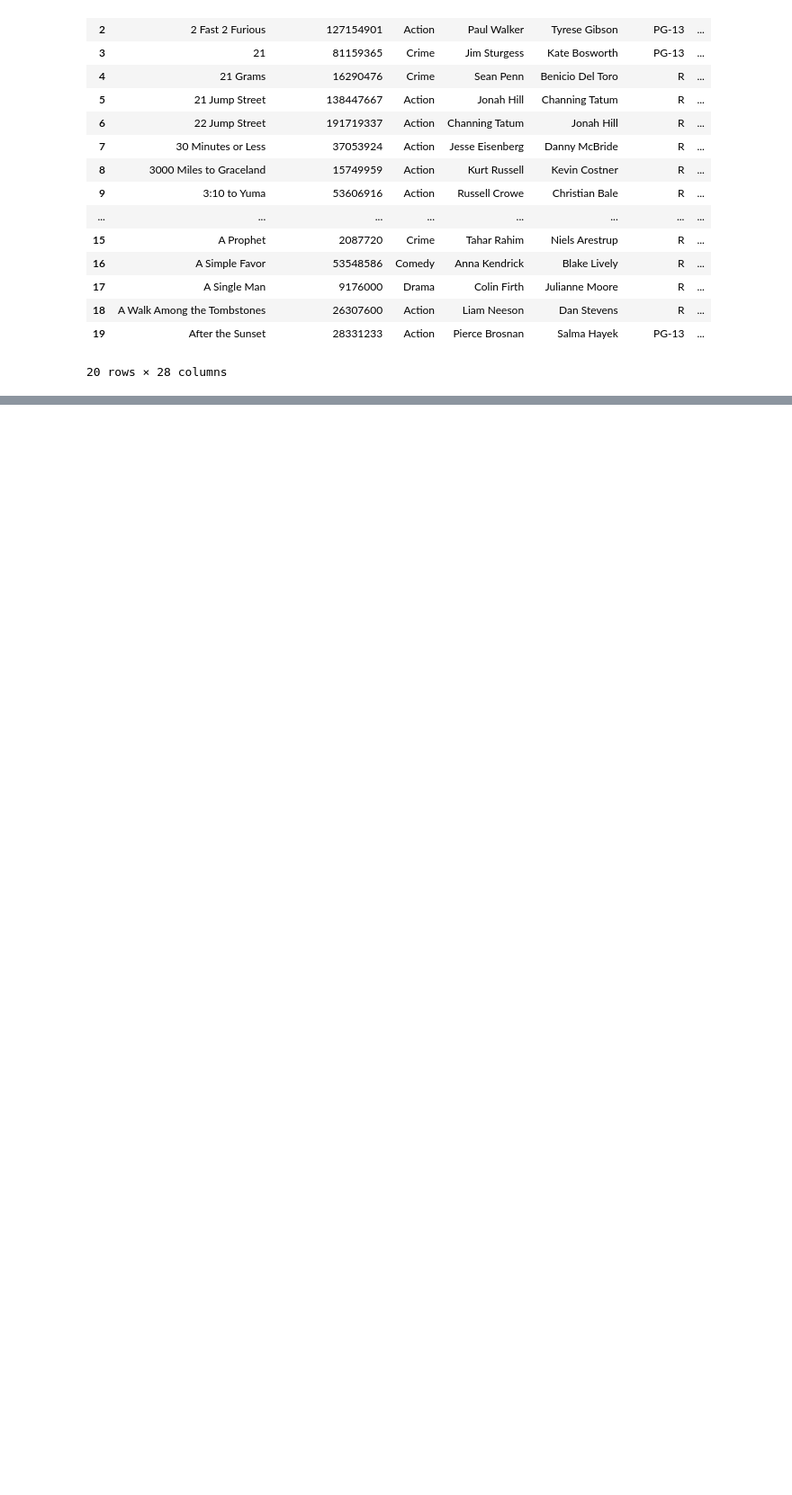
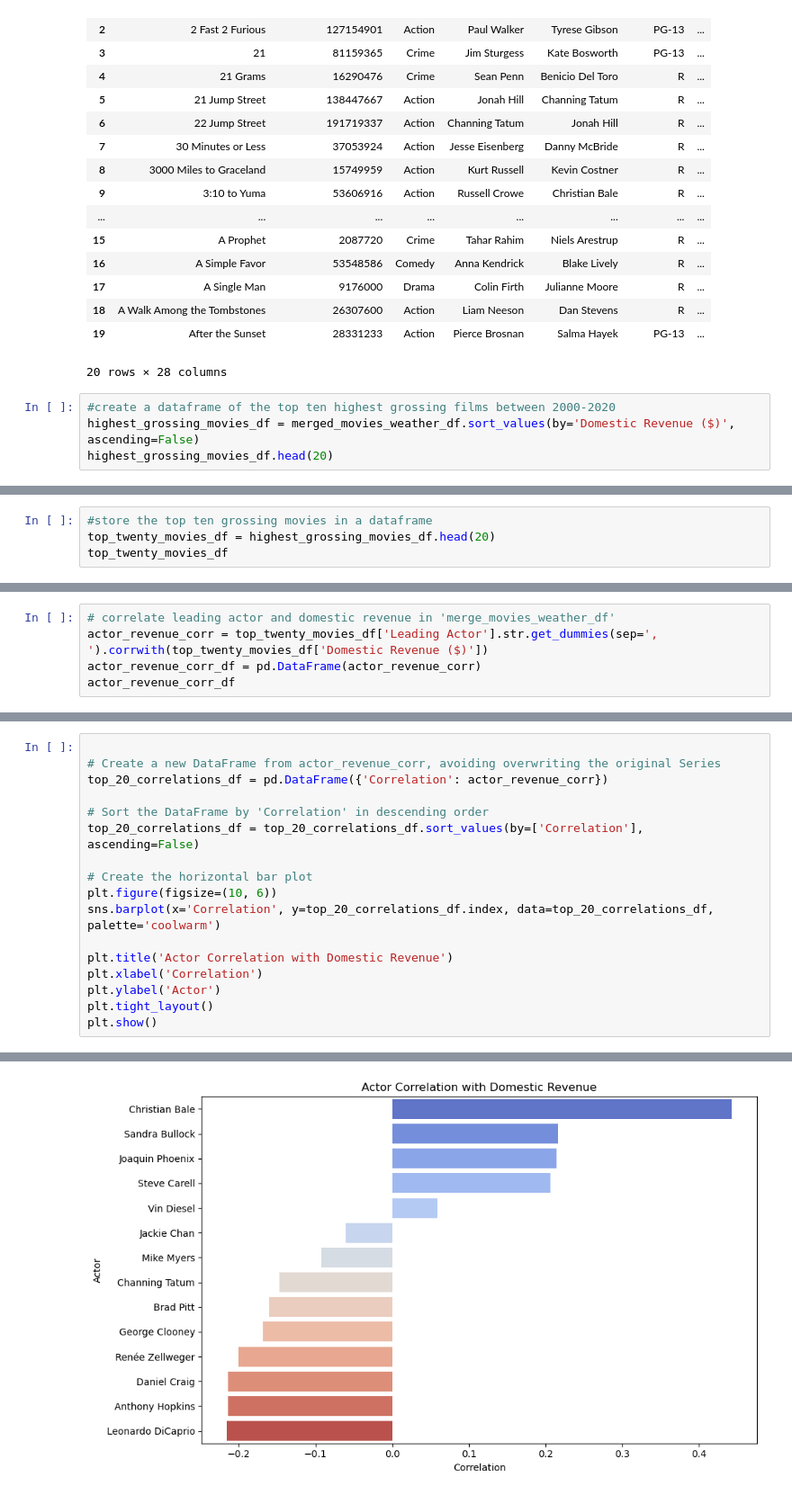
Before and after one commit to Armand57araujo/i-tickets, a Jupyter notebook: pythonnotebook.ipynb, the cells around one changed output, grey strips where cells are left out. Shown at 90% size. Drawn from its saved outputs; the diff is of its cells as text; blank space fills up the shorter version.

```diff
--- a/pythonnotebook.ipynb
+++ b/pythonnotebook.ipynb
@@ -2335,3 +2335,7 @@ merged_movies_weather_df.head(20)
 | 18 | A Walk Among the Tombstones | 26307600 | Action | Liam Neeson | Dan Stevens | R | ... |
 | 19 | After the Sunset | 28331233 | Action | Pierce Brosnan | Salma Hayek | PG-13 | ... |
 20 rows × 28 columns
+# %%
+#create a dataframe of the top ten highest grossing films between 2000-2020
+highest_grossing_movies_df = merged_movies_weather_df.sort_values(by='Domestic Revenue ($)', ascending=False)
+highest_grossing_movies_df.head(20)
@@ -2337,0 +2361,4 @@ merged_movies_weather_df.head(20)
+# %%
+#store the top ten grossing movies in a dataframe
+top_twenty_movies_df = highest_grossing_movies_df.head(20)
+top_twenty_movies_df
@@ -2337,0 +2664,5 @@ merged_movies_weather_df.head(20)
+# %%
+# correlate leading actor and domestic revenue in 'merge_movies_weather_df'
+actor_revenue_corr = top_twenty_movies_df['Leading Actor'].str.get_dummies(sep=', ').corrwith(top_twenty_movies_df['Domestic Revenue ($)'])
+actor_revenue_corr_df = pd.DataFrame(actor_revenue_corr)
+actor_revenue_corr_df
@@ -2337,0 +2818,18 @@ merged_movies_weather_df.head(20)
+# %%
+
+# Create a new DataFrame from actor_revenue_corr, avoiding overwriting the original Series
+top_20_correlations_df = pd.DataFrame({'Correlation': actor_revenue_corr})
+
+# Sort the DataFrame by 'Correlation' in descending order
+top_20_correlations_df = top_20_correlations_df.sort_values(by=['Correlation'], ascending=False)
+
+# Create the horizontal bar plot
+plt.figure(figsize=(10, 6))
+sns.barplot(x='Correlation', y=top_20_correlations_df.index, data=top_20_correlations_df, palette='coolwarm')
+
+plt.title('Actor Correlation with Domestic Revenue')
+plt.xlabel('Correlation')
+plt.ylabel('Actor')
+plt.tight_layout()
+plt.show()
+# %% [output]
@@ -2337,0 +2839 @@ merged_movies_weather_df.head(20)
+[figure, added]
```
Also changed, not shown: parts of 34 cells of this notebook.
